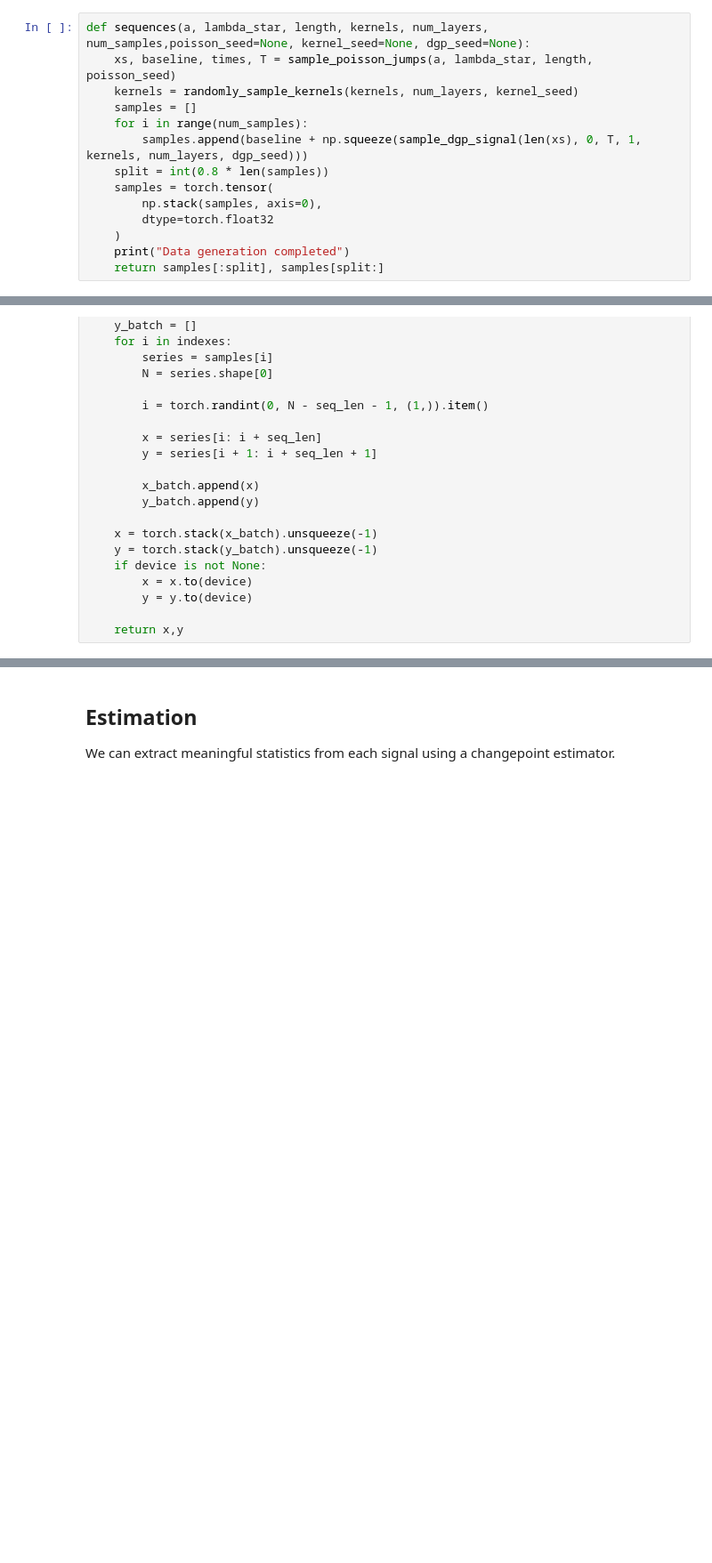
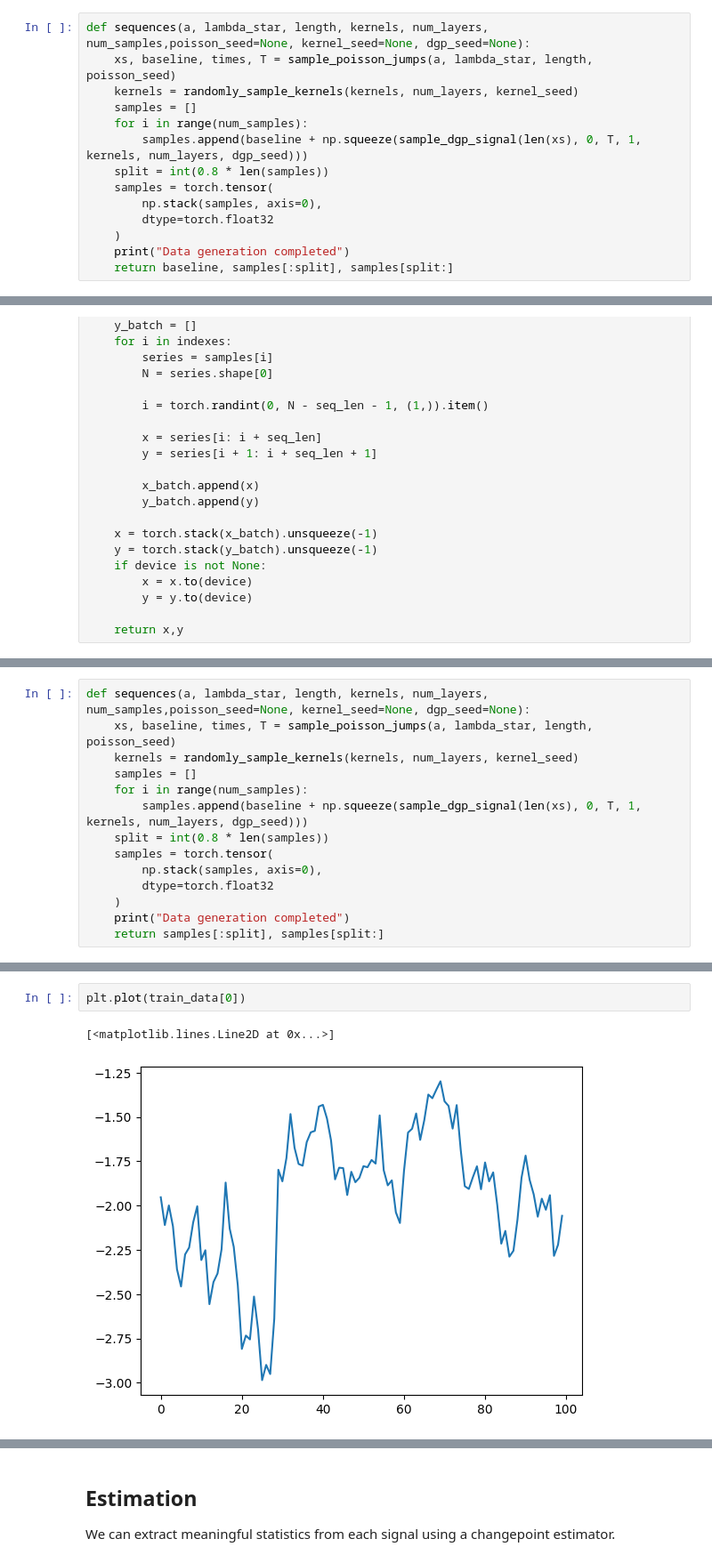
Before and after one commit to xMotska/DGP-transformer, a Jupyter notebook: Signals and Transformer.ipynb, the cells around one changed output, grey strips where cells are left out. Shown at 89% size. Saved outputs shown, nothing was run; the diff lists cells and outputs as text; blank space fills up the shorter version.

```diff
--- a/Signals and Transformer.ipynb
+++ b/Signals and Transformer.ipynb
@@ -155,7 +161,7 @@ def sequences(a, lambda_star, length, kernels, num_layers, num_samples,poisson_s
         dtype=torch.float32
     )
     print("Data generation completed")
-    return samples[:split], samples[split:]
+    return baseline, samples[:split], samples[split:]
 # %%
 class DatasetBuilder(Dataset):
     def __init__(self, samples, seq_len, stride=None, mode = 'deterministic'):
@@ -669,0 +677,14 @@ KeyboardInterrupt:
+# %%
+def sequences(a, lambda_star, length, kernels, num_layers, num_samples,poisson_seed=None, kernel_seed=None, dgp_seed=None):
+    xs, baseline, times, T = sample_poisson_jumps(a, lambda_star, length, poisson_seed)
+    kernels = randomly_sample_kernels(kernels, num_layers, kernel_seed)
+    samples = []
+    for i in range(num_samples):
+        samples.append(baseline + np.squeeze(sample_dgp_signal(len(xs), 0, T, 1, kernels, num_layers, dgp_seed)))
+    split = int(0.8 * len(samples))
+    samples = torch.tensor(
+        np.stack(samples, axis=0),
+        dtype=torch.float32
+    )
+    print("Data generation completed")
+    return samples[:split], samples[split:]
@@ -669,0 +737,5 @@ KeyboardInterrupt:
+# %%
+plt.plot(train_data[0])
+# %% [output]
+[<matplotlib.lines.Line2D at 0x...>]
+[figure, added]
```
Also changed, not shown: parts of 20 cells of this notebook.
